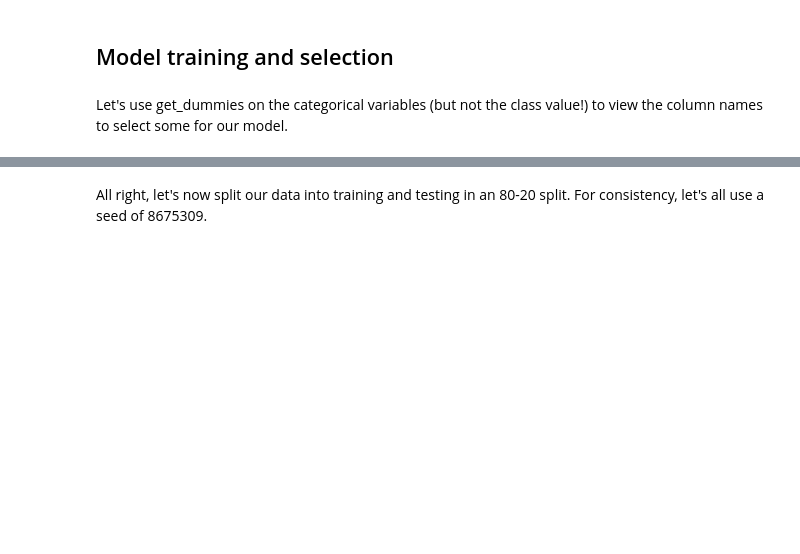
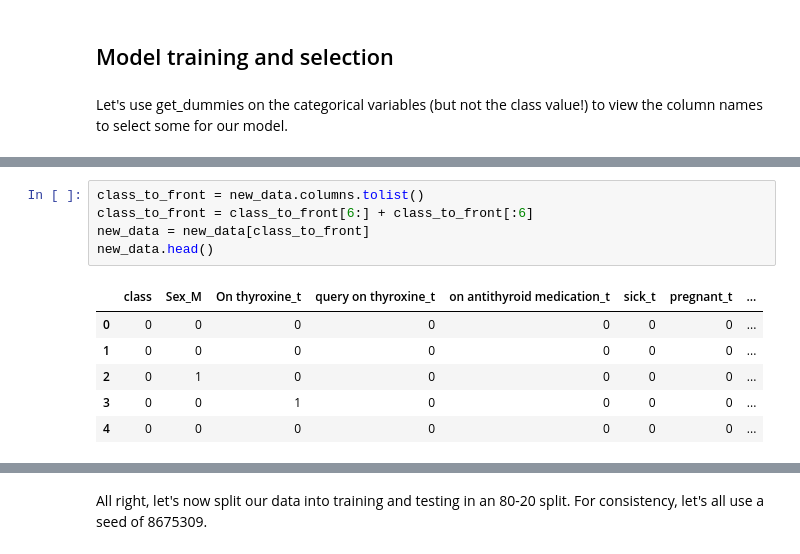
Before and after one commit to Pizzawookiee/Week1_Public, a Jupyter notebook: ChallengeProject/ChallengeProject_Complete.ipynb, the cells around one changed output, grey strips where cells are left out. Drawn from its saved outputs; the diff is of its cells as text; blank space fills up the shorter version.

```diff
--- a/ChallengeProject/ChallengeProject_Complete.ipynb
+++ b/ChallengeProject/ChallengeProject_Complete.ipynb
@@ -197,0 +296,12 @@ Let's use get_dummies on the categorical variables (but not the class value!) to
+# %%
+class_to_front = new_data.columns.tolist()
+class_to_front = class_to_front[6:] + class_to_front[:6]
+new_data = new_data[class_to_front]
+new_data.head()
+# %% [output]
+|  | class | Sex_M | On thyroxine_t | query on thyroxine_t | on antithyroid medication_t | sick_t | pregnant_t | ... |
+| 0 | 0 | 0 | 0 | 0 | 0 | 0 | 0 | ... |
+| 1 | 0 | 0 | 0 | 0 | 0 | 0 | 0 | ... |
+| 2 | 0 | 1 | 0 | 0 | 0 | 0 | 0 | ... |
+| 3 | 0 | 0 | 1 | 0 | 0 | 0 | 0 | ... |
+| 4 | 0 | 0 | 0 | 0 | 0 | 0 | 0 | ... |
```
Also changed, not shown: parts of 24 cells of this notebook.
